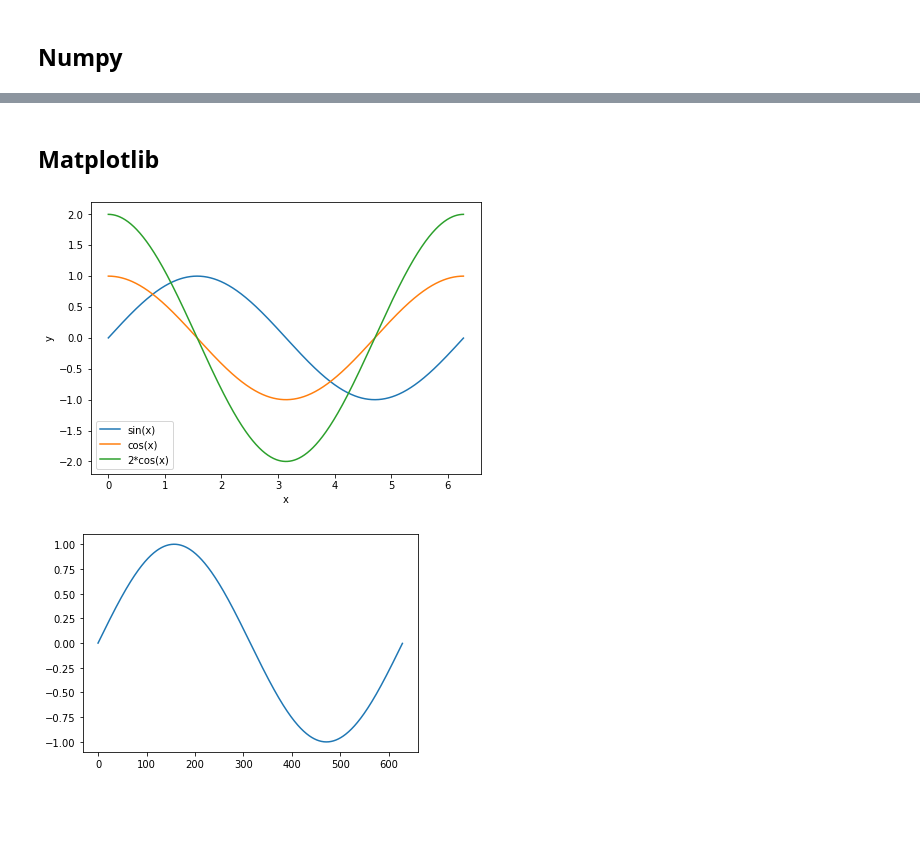
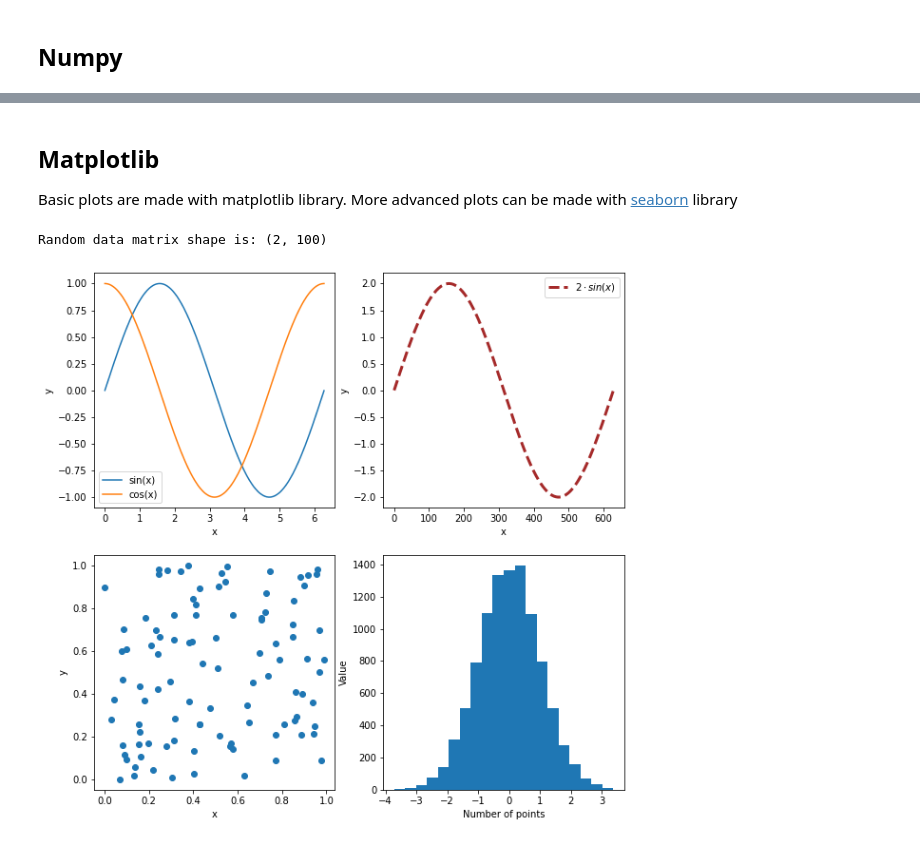
Before and after one commit to barraldiaz/Modern_Particle_Physics_Experiments, a Jupyter notebook: 00_Python_introduction/00_Python_introduction.ipynb, the cells around one changed output, grey strips where cells are left out. Saved outputs shown, nothing was run; the diff lists cells and outputs as text; code cells hidden in the pictures; blank space fills up the shorter version.

```diff
--- a/00_Python_introduction/00_Python_introduction.ipynb
+++ b/00_Python_introduction/00_Python_introduction.ipynb
@@ -190,24 +277,48 @@ print("Result of x*y:\n {}\n".format(x*y))
-# %% [markdown]
-## Matplotlib
-# %%
-# Basic plots are made with matplotlib library. More advanced plots, including interactive plots can be made with plotly library
-
-x = np.arange(0,2.0*np.pi,0.01)
-y1 = np.sin(x)
-y2 = np.cos(x)
-
-plt.figure(figsize=(7, 5))
-plt.plot(x, y1, label="sin(x)")
-plt.plot(x, y2, label="cos(x)")
-plt.plot(x, 2*y2, label="2*cos(x)")
-plt.legend()
-plt.xlabel('x')
-
-#Add traling semicolon to supress printout in the cell output
-plt.ylabel('y');
-# %% [output]
-[figure, removed]
-# %%
-plt.plot(y1, label="sin(x)");
-# %% [output]
-[figure, removed]
+# %% [markdown]
+## Matplotlib
+
+Basic plots are made with matplotlib library. More advanced plots can be made with [seaborn](https://seaborn.pydata.org/) library
+# %%
+#Create z 2x2 plot set. Control plot size with figsize parameter
+axes = plt.figure(figsize=(10,10)).subplots(2, 2);
+
+#Create a list of points on the X axis
+x = np.arange(0,2.0*np.pi,0.01)
+
+#Calculate the desired functions for all the points in one line
+y1 = np.sin(x)
+y2 = np.cos(x)
+
+#Plot many lines on a single figure (called "axis" in matplotlib)
+axes[0,0].plot(x, y1, label="sin(x)")
+axes[0,0].plot(x, y2, label="cos(x)")
+axes[0,0].legend()
+axes[0,0].set_xlabel('x')
+axes[0,0].set_ylabel('y')
+
+#Plot on a different axis. X values are not provided - put index of a value on the X axis
+#Use Latex in labels, change a line style
+axes[0,1].plot(2*y1, label=r"$2\cdot sin(x)$", linewidth=3, linestyle="--",color="brown")
+axes[0,1].set_xlabel('x')
+axes[0,1].set_ylabel('y')
+axes[0,1].legend()
+
+#Draw set of random points: 2 columns of 100 rows from a uniform distribution
+data = np.random.rand(2,100)
+print(colored("Random data matrix shape is:","blue"),data.shape)
+
+#Use each columns as a point coordinate
+axes[1,0].scatter(data[0,:], data[1,:], label="random points")
+axes[1,0].set_xlabel('x')
+axes[1,0].set_ylabel('y')
+
+#Draw a set of random numberd from normal distribution
+data = np.random.randn(10000)
+
+#Plot a histogram of data values
+axes[1,1].hist(data, bins=20);
+axes[1,1].set_xlabel('Number of points')
+axes[1,1].set_ylabel('Value');
+# %% [output]
+Random data matrix shape is: (2, 100)
+[figure, added]
```
Also changed, not shown: parts of 11 cells of this notebook, 2 other files.
